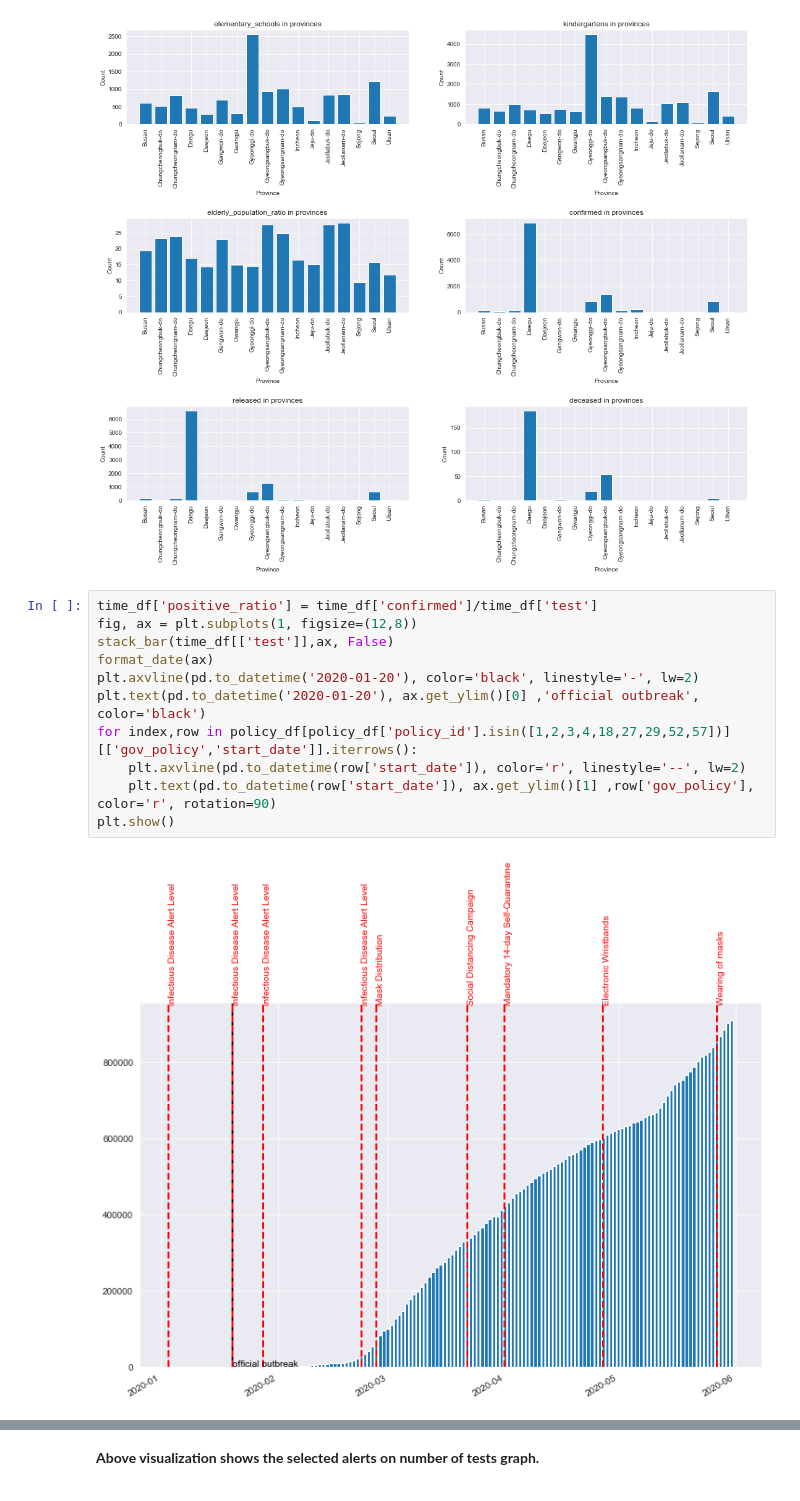
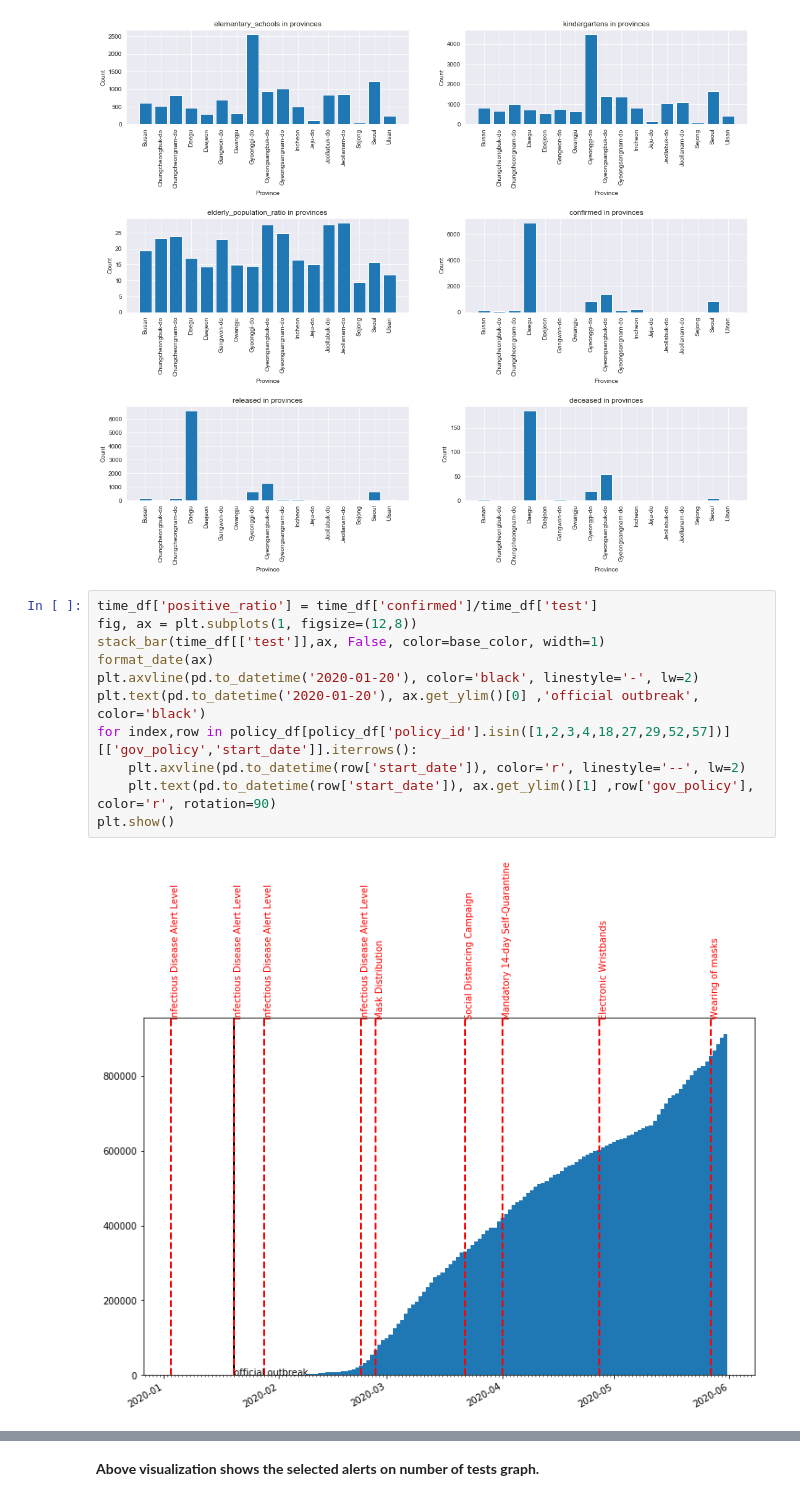
Before and after one commit to iamjakkie/CovidDataAnalysis, a Jupyter notebook: exploration.ipynb, the cells around one changed output, grey strips where cells are left out. Saved outputs shown, nothing was run; the diff lists cells and outputs as text.

```diff
--- a/exploration_template.ipynb
+++ b/exploration.ipynb
@@ -505,13 +499,13 @@ for i,col in enumerate(cols):
 # %%
 time_df['positive_ratio'] = time_df['confirmed']/time_df['test']
 fig, ax = plt.subplots(1, figsize=(12,8))
-stack_bar(time_df[['test']],ax, False)
+stack_bar(time_df[['test']],ax, False, color=base_color, width=1)
 format_date(ax)
 plt.axvline(pd.to_datetime('2020-01-20'), color='black', linestyle='-', lw=2)
 plt.text(pd.to_datetime('2020-01-20'), ax.get_ylim()[0] ,'official outbreak', color='black')
 for index,row in policy_df[policy_df['policy_id'].isin([1,2,3,4,18,27,29,52,57])][['gov_policy','start_date']].iterrows():
     plt.axvline(pd.to_datetime(row['start_date']), color='r', linestyle='--', lw=2)
     plt.text(pd.to_datetime(row['start_date']), ax.get_ylim()[1] ,row['gov_policy'], color='r', rotation=90)
 plt.show()
 # %% [output]
-[figure, old version]
+[figure, new version]
```
Also changed, not shown: parts of 5 cells of this notebook, 1 other file.
